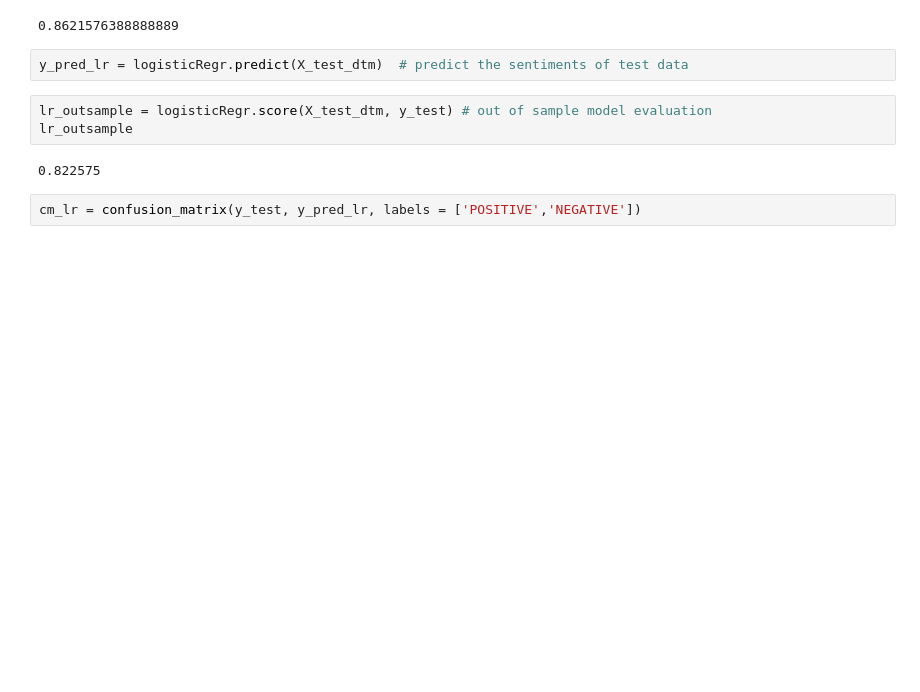
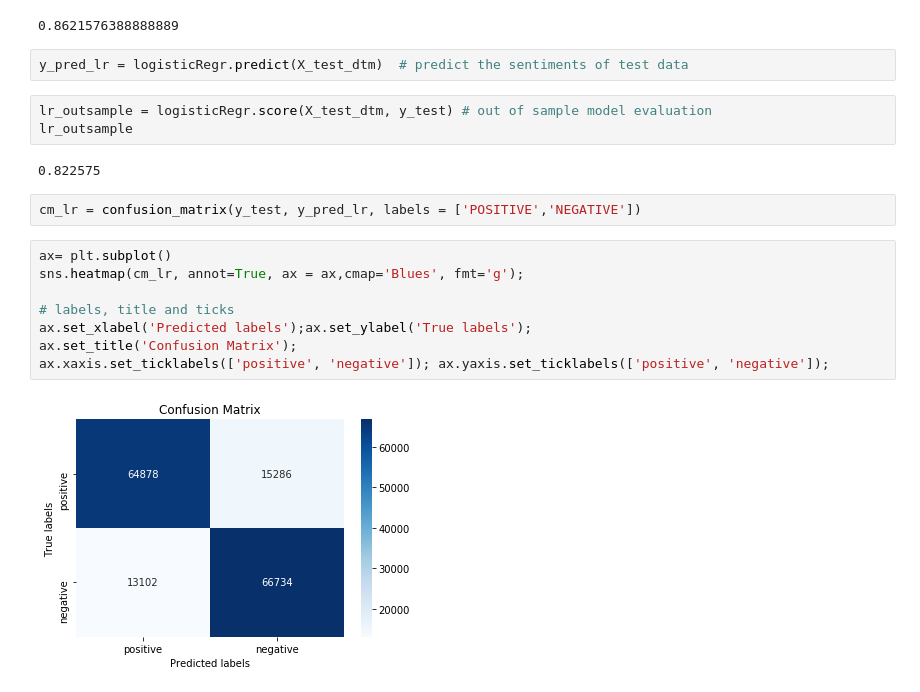
Before and after one commit to surabhik16/Twitter_Sentiment_Analysis, a Jupyter notebook: Twitter Sentiment Analysis.ipynb, the cells around one changed output. Saved outputs shown, nothing was run; the diff lists cells and outputs as text; blank space fills up the shorter version.

```diff
--- a/Twitter Sentiment Analysis.ipynb
+++ b/Twitter Sentiment Analysis.ipynb
@@ -499,3 +499,13 @@ lr_outsample
 0.822575
 # %%
 cm_lr = confusion_matrix(y_test, y_pred_lr, labels = ['POSITIVE','NEGATIVE'])
+# %%
+ax= plt.subplot()
+sns.heatmap(cm_lr, annot=True, ax = ax,cmap='Blues', fmt='g');
+
+# labels, title and ticks
+ax.set_xlabel('Predicted labels');ax.set_ylabel('True labels');
+ax.set_title('Confusion Matrix');
+ax.xaxis.set_ticklabels(['positive', 'negative']); ax.yaxis.set_ticklabels(['positive', 'negative']);
+# %% [output]
+[figure, added]
```
Also changed, not shown: parts of 1 cell of this notebook.
